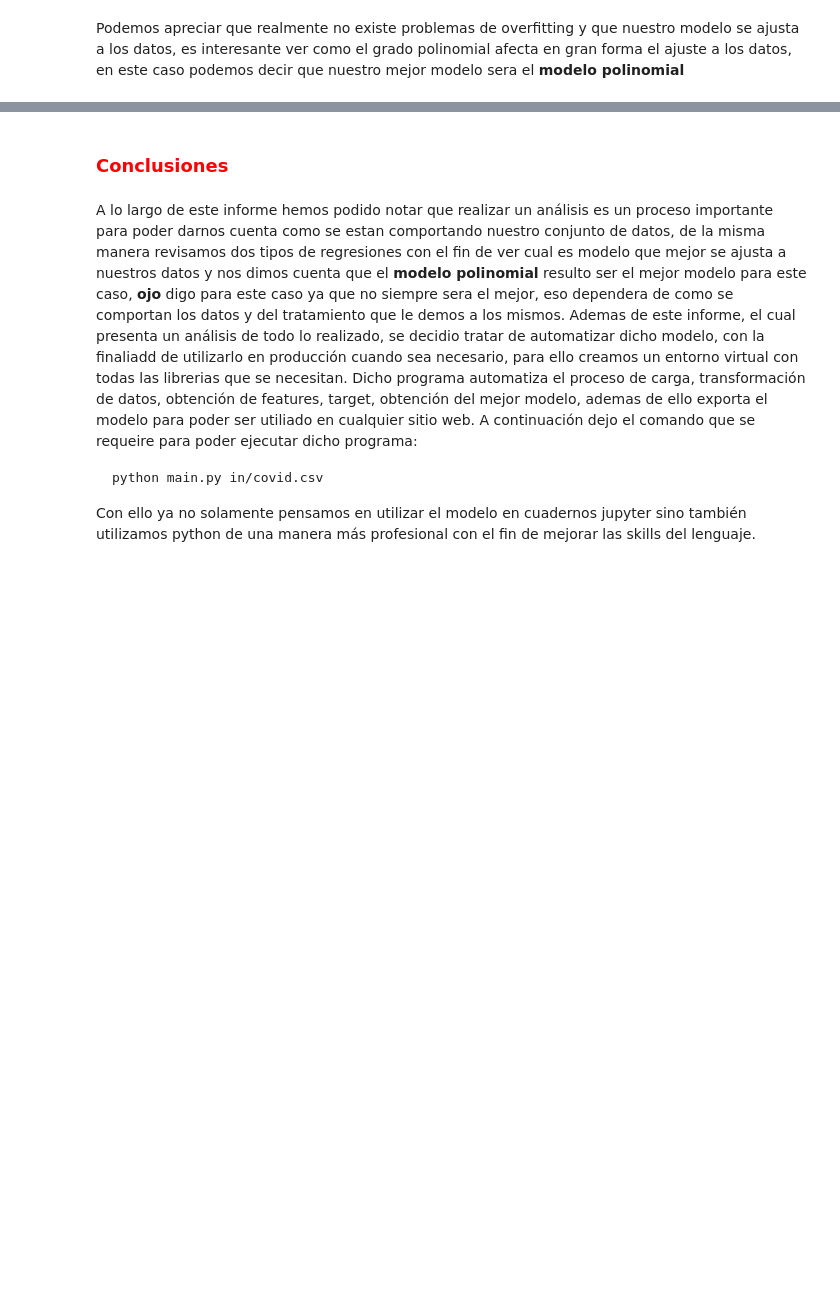
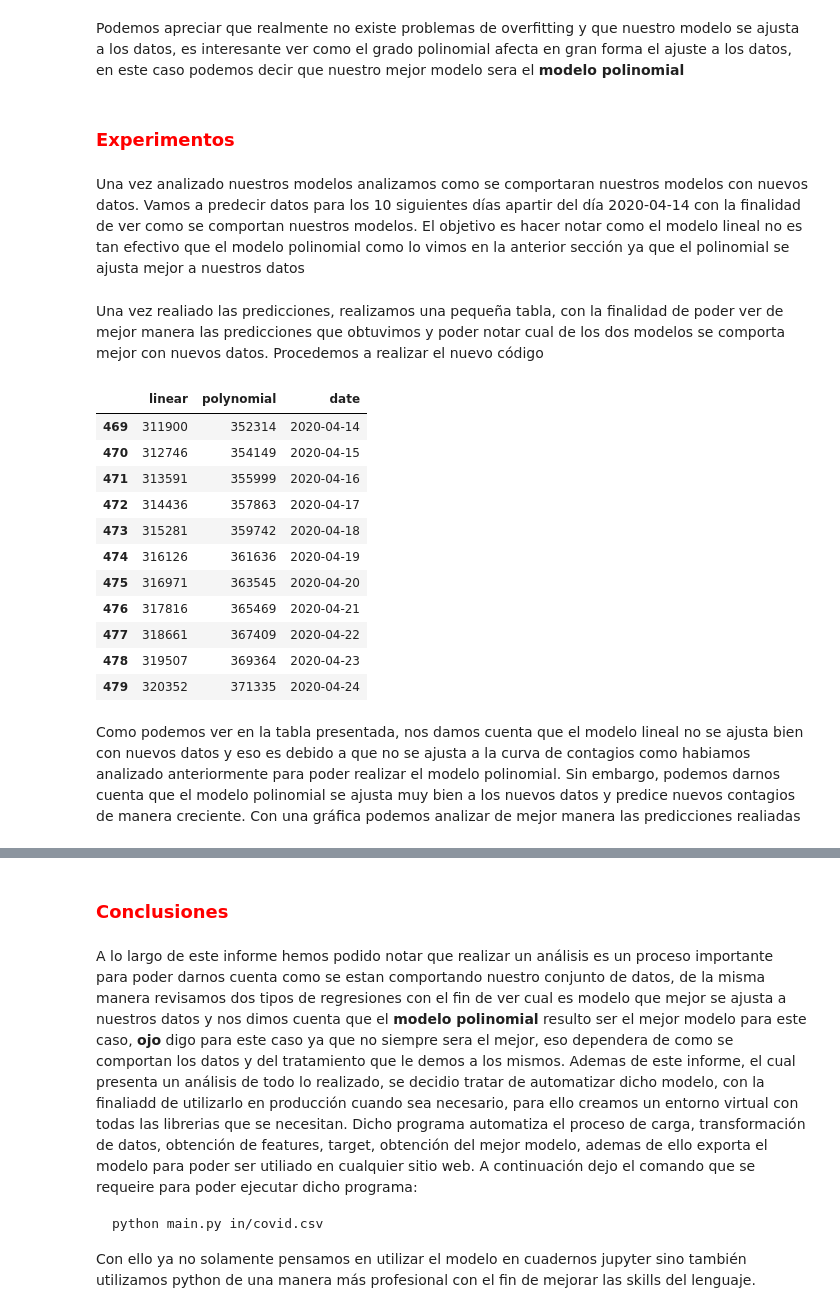
Before and after one commit to bvegaM/simulacion_vega_bryam, a Jupyter notebook: tarea_2_regression_covid/informe.ipynb, the cells around one changed output, grey strips where cells are left out. Saved outputs shown, nothing was run; the diff lists cells and outputs as text; code cells hidden in the pictures; blank space fills up the shorter version.

```diff
--- a/tarea_2_regression_covid/informe.ipynb
+++ b/tarea_2_regression_covid/informe.ipynb
@@ -301,3 +303,7 @@ alt.Chart(data_poly.melt('day')).mark_line().encode(
 [interactive output not drawn]
 # %% [markdown]
 Podemos apreciar que realmente no existe problemas de overfitting y que nuestro modelo se ajusta a los datos, es interesante ver como el grado polinomial afecta en gran forma el ajuste a los datos, en este caso podemos decir que nuestro mejor modelo sera el **modelo polinomial**
+# %% [markdown]
+ <h3 style="color:red">Experimentos</h3>
+# %% [markdown]
+Una vez analizado nuestros modelos analizamos como se comportaran nuestros modelos con nuevos datos. Vamos a predecir datos para los 10 siguientes días apartir del día 2020-04-14 con la finalidad de ver como se comportan nuestros modelos. El objetivo es hacer notar como el modelo lineal no es tan efectivo que el modelo polinomial como lo vimos en la anterior sección ya que el polinomial se ajusta mejor a nuestros datos
@@ -303,0 +313,29 @@ Podemos apreciar que realmente no existe problemas de overfitting y que nuestro
+# %% [markdown]
+Una vez realiado las predicciones, realizamos una pequeña tabla, con la finalidad de poder ver de mejor manera las predicciones que obtuvimos y poder notar cual de los dos modelos se comporta mejor con nuevos datos. Procedemos a realizar el nuevo código
+# %%
+inicio = datetime(2020,4,14)
+fin    = datetime(2020,4,24)
+lista_fechas = [(inicio + timedelta(days=d)).strftime("%Y-%m-%d")
+                    for d in range((fin - inicio).days + 1)]
+df_predicciones = pd.DataFrame(predicciones_linear).T
+df_predicciones.columns = ['linear','polynomial']
+df_predicciones['linear']=df_predicciones['linear'].astype('int')
+df_predicciones['polynomial']=df_predicciones['polynomial'].astype('int')
+df_predicciones['date']=lista_fechas
+# %%
+df_predicciones
+# %% [output]
+|  | linear | polynomial | date |
+| 469 | 311900 | 352314 | 2020-04-14 |
+| 470 | 312746 | 354149 | 2020-04-15 |
+| 471 | 313591 | 355999 | 2020-04-16 |
+| 472 | 314436 | 357863 | 2020-04-17 |
+| 473 | 315281 | 359742 | 2020-04-18 |
+| 474 | 316126 | 361636 | 2020-04-19 |
+| 475 | 316971 | 363545 | 2020-04-20 |
+| 476 | 317816 | 365469 | 2020-04-21 |
+| 477 | 318661 | 367409 | 2020-04-22 |
+| 478 | 319507 | 369364 | 2020-04-23 |
+| 479 | 320352 | 371335 | 2020-04-24 |
+# %% [markdown]
+Como podemos ver en la tabla presentada, nos damos cuenta que el modelo lineal no se ajusta bien con nuevos datos y eso es debido a que no se ajusta a la curva de contagios como habiamos analizado anteriormente para poder realizar el modelo polinomial. Sin embargo, podemos darnos cuenta que el modelo polinomial se ajusta muy bien a los nuevos datos y predice nuevos contagios de manera creciente. Con una gráfica podemos analizar de mejor manera las predicciones realiadas
```
Also changed, not shown: parts of 9 cells of this notebook.
